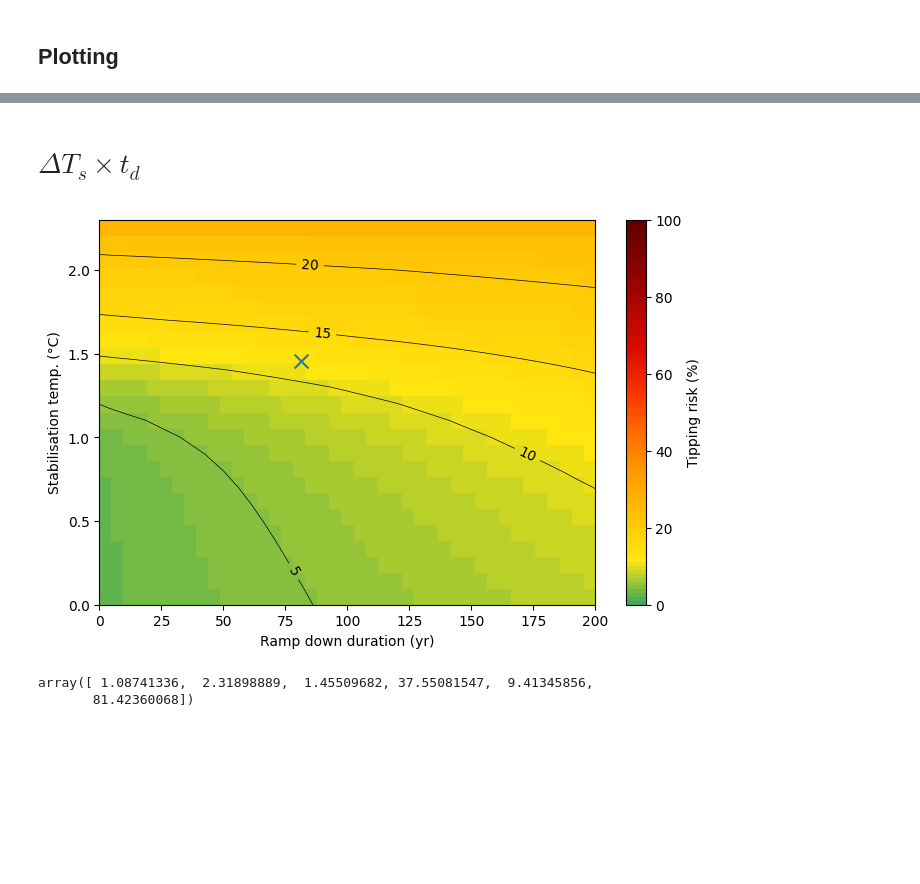
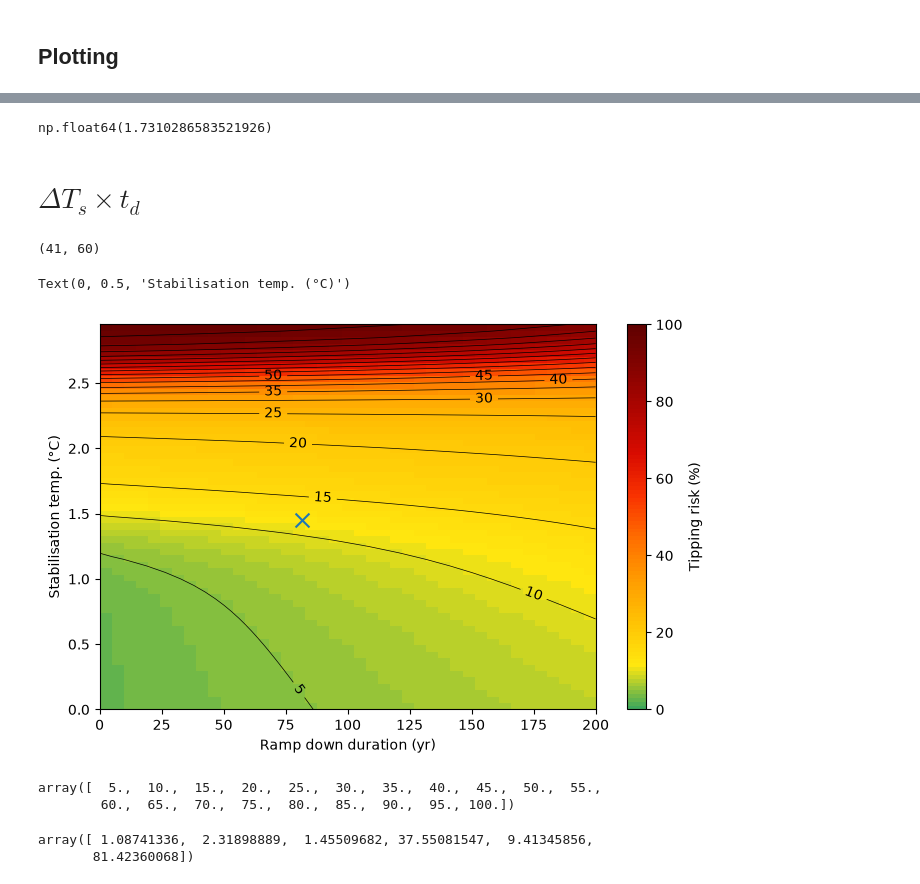
Before and after one commit to JBara97/NMaCh-TP, a Jupyter notebook: Code/Notebooks/Overshoots/3 - 2D sensitivity.ipynb, the cells around one changed output, grey strips where cells are left out. Saved outputs shown, nothing was run; the diff lists cells and outputs as text; code cells hidden in the pictures; blank space fills up the shorter version.

```diff
--- a/Code/Notebooks/Overshoots/3 - 2D sensitivity.ipynb
+++ b/Code/Notebooks/Overshoots/3 - 2D sensitivity.ipynb
@@ -71,8 +71,8 @@ for t in tqdm.tqdm(range(1,no_burn_years)):
 # %% [markdown]
 ## Running simulations
 # %%
-T_peaks = np.arange(0,5.1,step=0.1) # change step to 0.2 for faster
-T_oss = np.arange(0,3.1,step=0.1)
+T_peaks = np.arange(0,5.1,step=0.05) # change step to 0.2 for faster
+T_oss = np.arange(0,3.1,step=0.05)
 
 years = np.arange(2015,2301)
 no_years=len(years)
@@ -152,7 +221,11 @@ fig.savefig('../../../Figures/Overshoots/NCC/2d_%s_TpTs.png'%baseline,bbox_inche
+# %%
+np.sqrt(T_grad[0]**2+T_grad[1]**2).max()
+# %% [output]
+np.float64(1.7310286583521926)
 # %% [markdown]
 # $\Delta T_s \times t_d$
 # %%
-T_oss = np.arange(0,3,step=0.1)
+T_oss = np.arange(0,3.01,step=0.05)
 t_downs = np.arange(0,201,step=5)
 
 years = np.arange(2015,2301)
@@ -175,40 +248,53 @@ for i in tqdm.tqdm(range(t_downs.shape[0])):
             for r in range(len_sample):
                 d_samps[r,t,:] = environmental_update(d_samps[r,t-1,:], A[r],pc=pc,pr=pr)
         D[i,j,:,:] = d_samps.mean(axis=0)
+# %%
+D_nr = np.delete(D,6,axis=-1)
+T = k_risk(D_nr[:,:,-1,:],1,axis=2)
+
+data_folder = '../../../Data/Simulations/Overshoots/ssp534-over/TAT'
+np.savetxt(data_folder+'/reef_mean_stab_down.csv',D[:,:,-1,6])
+np.savetxt(data_folder+'/T_mean_stab_down.csv',T)
 # %%
 D_nr = np.delete(D,6,axis=-1)
 AR_popt = np.array([k_risk(D_nr[:,:,-1,:],k,axis=2)
                      for k in range(1,D_nr.shape[-1]+1)])
+# %%
+T.shape
+# %% [output]
+(41, 60)
 # %%
-t_dg,T_og = np.meshgrid(t_downs,T_oss)
+T_Sg,t_Dg = np.meshgrid(T_oss,t_downs)
 fig,ax = plt.subplots(figsize=(8,5))
-
-mask = np.zeros_like(t_dg)#(T_Og>T_Pg)
-to_plot = np.ma.array(AR_popt[0,:,:].transpose(),mask=mask)
-# to_plot = np.ma.array(AR_popt.max(axis=-1).transpose(),mask=mask)
 
 colors_g = mpl.colormaps['Greens'](np.linspace(0, 1, 12))
 colors_h = mpl.colormaps['cet_fire_r'](np.linspace(0, 1, 12))
 c_offset = 1
 c_list = [colors_g[7]] + [c_h for c_h in colors_h[c_offset:c_offset+9]]
 cmap = LinearSegmentedColormap.from_list('my_cmap', c_list, N=100).with_extremes(bad='white')
 
-# ax.plot([0,0],[3,3],color='k')
+to_plot = T.T
 ax.scatter(popt[-1],popt[2],marker='x',s=100)
 im=ax.imshow(to_plot*100,cmap=cmap,#cmap='Reds',
               extent=(t_downs[0], t_downs[-1], T_oss[0], T_oss[-1]),
               origin='lower',vmin=0,vmax=100,zorder=0,aspect='auto')
 fig.colorbar(im,ax=ax,label='Tipping risk (%)')
-CS = ax.contour(t_dg.T,T_og.T, to_plot.T*100,[5,10,15,20],
+CS = ax.contour(t_dg.T,T_og.T, to_plot.T*100,np.arange(5,105,5),
                  corner_mask=True,colors=['k'],linewidths=0.5)
-ax.clabel(CS)
+ax.clabel(CS,CS.levels[:10])
 ax.set_xlabel('Ramp down duration (yr)')
 ax.set_ylabel('Stabilisation temp. (°C)')
 # ax.set_title('Aggregate risk heatmap for %s scenario'%baseline)
 
-fig.savefig('../../../Figures/Overshoots/NCC/2d_%s_Tstd.png'%baseline,bbox_inches='tight')
+# fig.savefig('../../../Figures/Overshoots/NCC/2d_%s_Tstd.png'%baseline,bbox_inches='tight')
 # %% [output]
+Text(0, 0.5, 'Stabilisation temp. (°C)')
-[figure, old version]
+[figure, new version]
+# %%
+CS.levels
+# %% [output]
+array([  5.,  10.,  15.,  20.,  25.,  30.,  35.,  40.,  45.,  50.,  55.,
+        60.,  65.,  70.,  75.,  80.,  85.,  90.,  95., 100.])
 # %%
 popt
 # %% [output]
```
Also changed, not shown: parts of 11 cells of this notebook, 5 other files.
